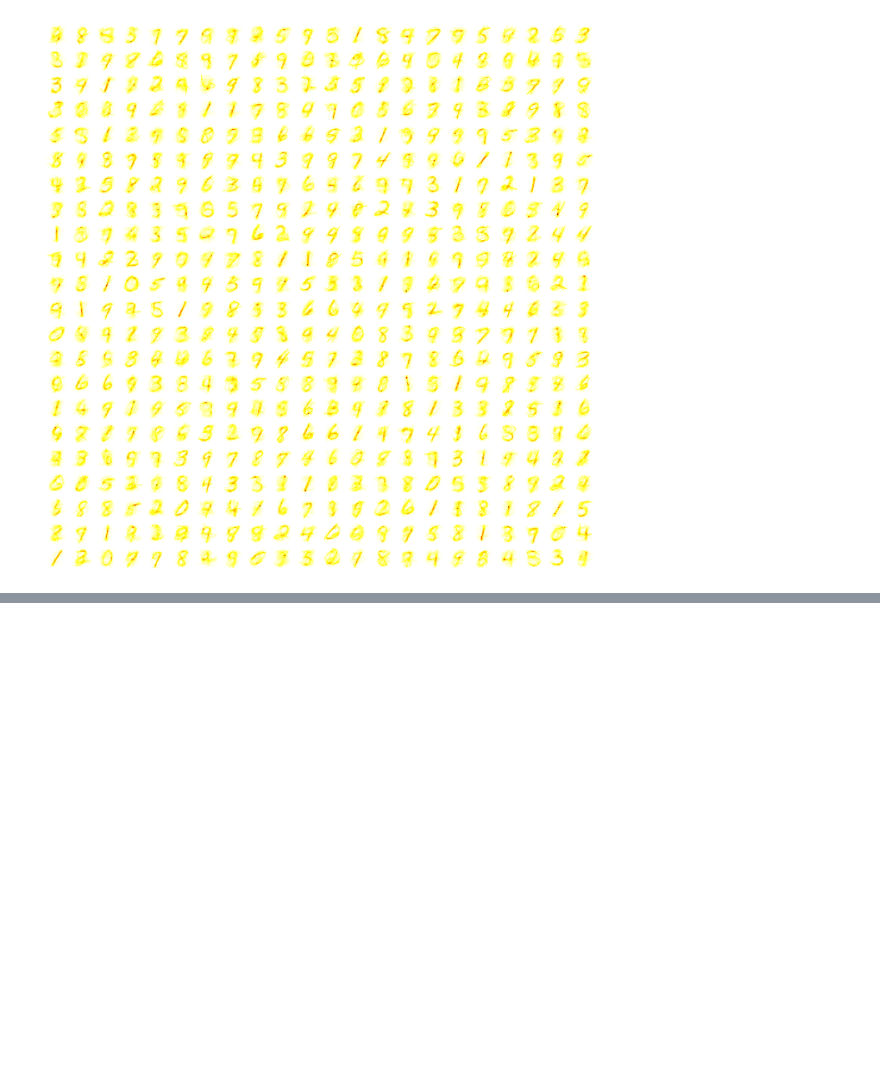
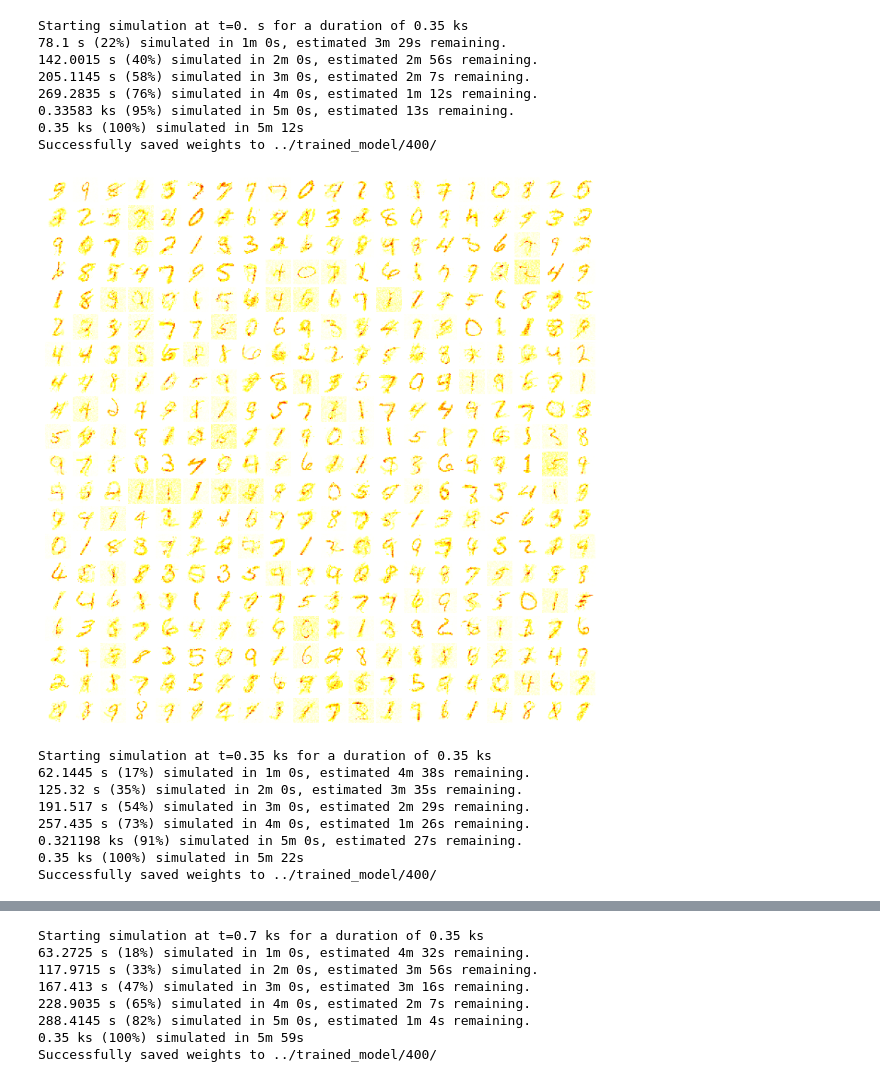
Before and after one commit to ashlinnelson/mnist-vdsp, a Jupyter notebook: code/training.ipynb, the cells around one changed output, grey strips where cells are left out. Drawn from its saved outputs; the diff is of its cells as text; code cells hidden in the pictures; blank space fills up the shorter version.

```diff
--- a/code/training.ipynb
+++ b/code/training.ipynb
@@ -13,14 +12,16 @@ mnist = fetch_openml('mnist_784', data_home='../mnist_data/', as_frame=False, pa
 X_data = mnist.data / 255.0
 y_labels = mnist.target.astype(int)
 # %%
-NUM_TRAIN_IMAGES = 60000
+NUM_TRAIN_IMAGES = 1000
 X_train = X_data[:NUM_TRAIN_IMAGES]
 y_train = y_labels[:NUM_TRAIN_IMAGES]
-image_stream = TimedArray(X_train, dt=presentation_time)
+
+EPOCHS = 3
+X_train_epochs = np.tile(X_train, (EPOCHS, 1))
+y_train_epochs = np.tile(y_train, EPOCHS)
+
+image_stream = TimedArray(X_train_epochs, dt=presentation_time)
 # %%
-N_outputs = 500
-lr = 0.01      #learning rate
-net, InputLayer, FeedForward, OutputLayer, spike_mon = build_network_train(N_outputs,lr)
+N_outputs = 400
+lr = 0.1   #learning rate
+net, InputLayer, FeedForward, OutputLayer, spike_mon = build_network_train(N_outputs, lr)
-# %%
-total_training_time = presentation_time * NUM_TRAIN_IMAGES
-net.run(total_training_time, report='text', report_period=600*second)
@@ -45,5 +28,33 @@ Starting simulation at t=0. s for a duration of 21. ks
-# %%
-final_weights = get_2d_weights(net['feed_forward'], 28*28, N_outputs)
-plot_weights(final_weights, N_outputs)
-# %% [output]
-[figure, removed]
+# %%
+save_path = f'../trained_model/{N_outputs}/'
+if not os.path.exists(save_path):
+    os.makedirs(save_path)
+# %%
+time_per_epoch = presentation_time * NUM_TRAIN_IMAGES
+total_training_time = presentation_time * NUM_TRAIN_IMAGES * EPOCHS
+
+for epoch in range(EPOCHS):
+    net.run(time_per_epoch, report='text', report_period=1800*second)
+    current_weights = np.array(FeedForward.w)
+    np.save(os.path.join(save_path, f'weights_epoch_{epoch + 1}.npy'), current_weights)
+    print(f"Successfully saved weights to {save_path}")
+    final_weights = get_2d_weights(net['feed_forward'], 28*28, N_outputs)
+    plot_weights(final_weights, N_outputs)
+# %% [output]
+Starting simulation at t=0. s for a duration of 0.35 ks
+78.1 s (22%) simulated in 1m 0s, estimated 3m 29s remaining.
+142.0015 s (40%) simulated in 2m 0s, estimated 2m 56s remaining.
+205.1145 s (58%) simulated in 3m 0s, estimated 2m 7s remaining.
+269.2835 s (76%) simulated in 4m 0s, estimated 1m 12s remaining.
+0.33583 ks (95%) simulated in 5m 0s, estimated 13s remaining.
+0.35 ks (100%) simulated in 5m 12s
+Successfully saved weights to ../trained_model/400/
+[figure, added]
+Starting simulation at t=0.35 ks for a duration of 0.35 ks
+62.1445 s (17%) simulated in 1m 0s, estimated 4m 38s remaining.
+125.32 s (35%) simulated in 2m 0s, estimated 3m 35s remaining.
+191.517 s (54%) simulated in 3m 0s, estimated 2m 29s remaining.
+257.435 s (73%) simulated in 4m 0s, estimated 1m 26s remaining.
+0.321198 ks (91%) simulated in 5m 0s, estimated 27s remaining.
+0.35 ks (100%) simulated in 5m 22s
+Successfully saved weights to ../trained_model/400/
@@ -49,0 +62,8 @@ plot_weights(final_weights, N_outputs)
+Starting simulation at t=0.7 ks for a duration of 0.35 ks
+63.2725 s (18%) simulated in 1m 0s, estimated 4m 32s remaining.
+117.9715 s (33%) simulated in 2m 0s, estimated 3m 56s remaining.
+167.413 s (47%) simulated in 3m 0s, estimated 3m 16s remaining.
+228.9035 s (65%) simulated in 4m 0s, estimated 2m 7s remaining.
+288.4145 s (82%) simulated in 5m 0s, estimated 1m 4s remaining.
+0.35 ks (100%) simulated in 5m 59s
+Successfully saved weights to ../trained_model/400/
```
Also changed, not shown: parts of 5 cells of this notebook, 10 other files.
